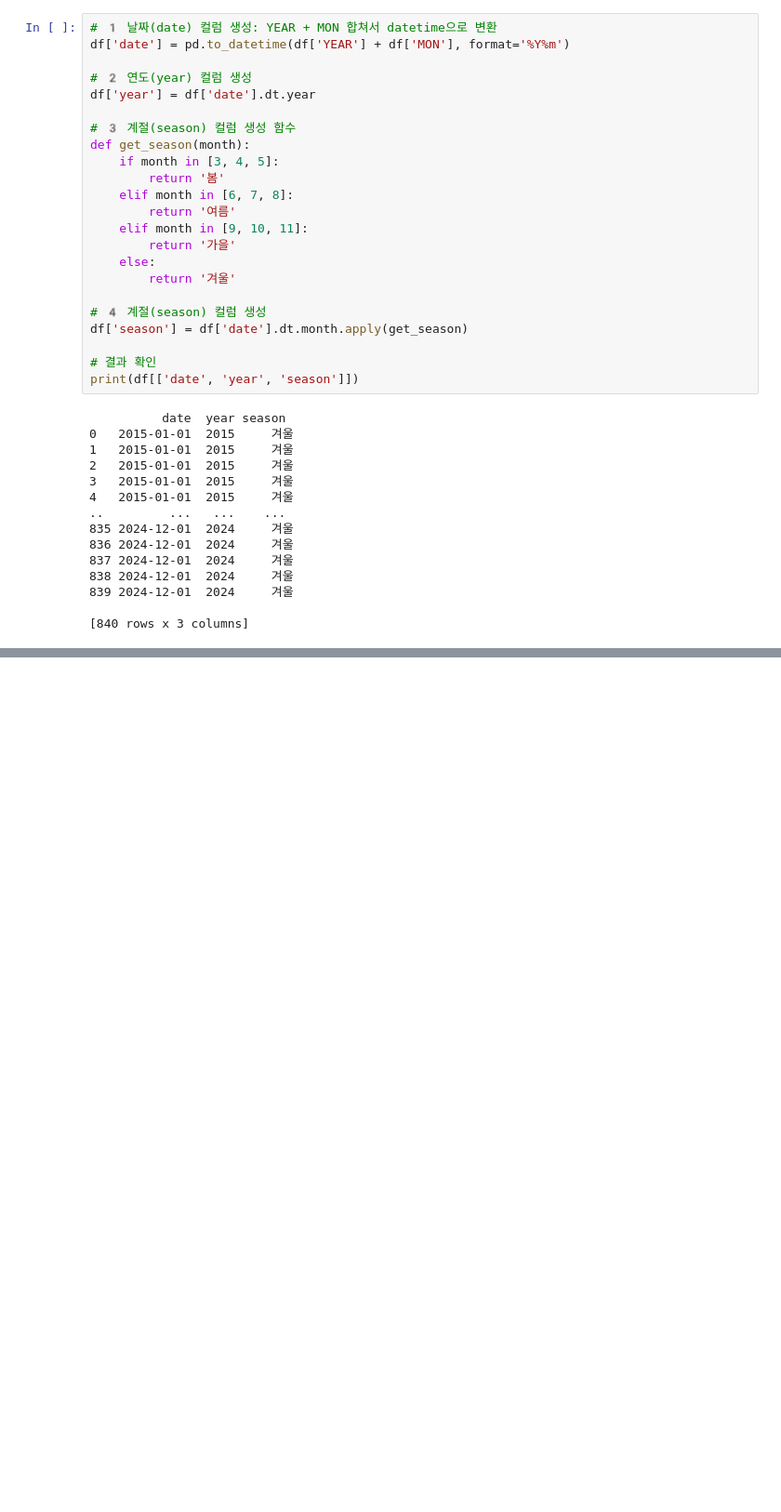
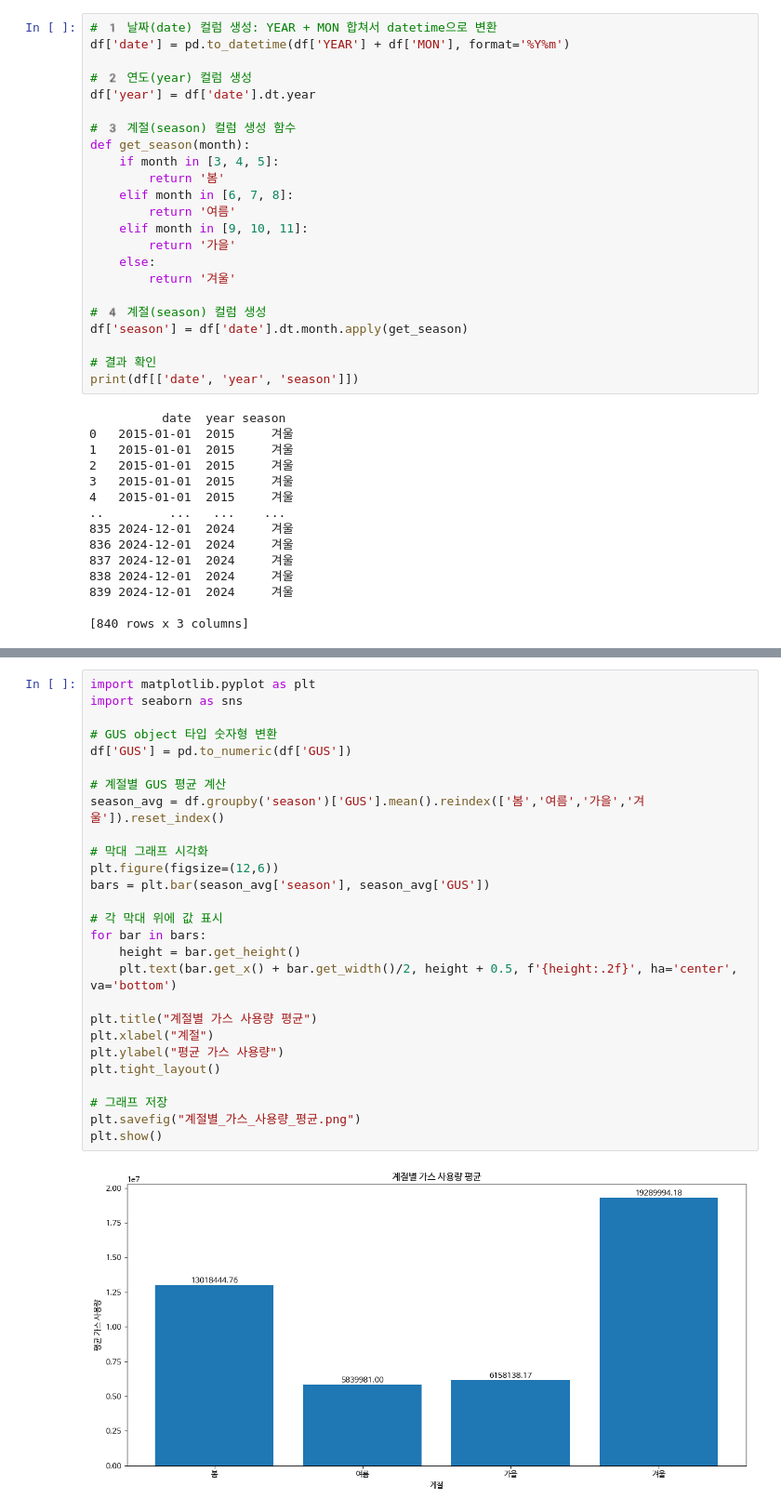
Before and after one commit to LeeGyeongyong/Data-Analysis-with-Open-Source, a Jupyter notebook: 오픈소스_데이터_분석_4강.ipynb, the cells around one changed output, grey strips where cells are left out. Shown at 93% size. Drawn from its saved outputs; the diff is of its cells as text; blank space fills up the shorter version.

```diff
--- a/오픈소스_데이터_분석_4강.ipynb
+++ b/오픈소스_데이터_분석_4강.ipynb
@@ -454,0 +469,29 @@ plt.show()
+# %%
+import matplotlib.pyplot as plt
+import seaborn as sns
+
+# GUS object 타입 숫자형 변환
+df['GUS'] = pd.to_numeric(df['GUS'])
+
+# 계절별 GUS 평균 계산
+season_avg = df.groupby('season')['GUS'].mean().reindex(['봄','여름','가을','겨울']).reset_index()
+
+# 막대 그래프 시각화
+plt.figure(figsize=(12,6))
+bars = plt.bar(season_avg['season'], season_avg['GUS'])
+
+# 각 막대 위에 값 표시
+for bar in bars:
+    height = bar.get_height()
+    plt.text(bar.get_x() + bar.get_width()/2, height + 0.5, f'{height:.2f}', ha='center', va='bottom')
+
+plt.title("계절별 가스 사용량 평균")
+plt.xlabel("계절")
+plt.ylabel("평균 가스 사용량")
+plt.tight_layout()
+
+# 그래프 저장
+plt.savefig("계절별_가스_사용량_평균.png")
+plt.show()
+# %% [output]
+[figure, added]
```
Also changed, not shown: parts of 5 cells of this notebook.
